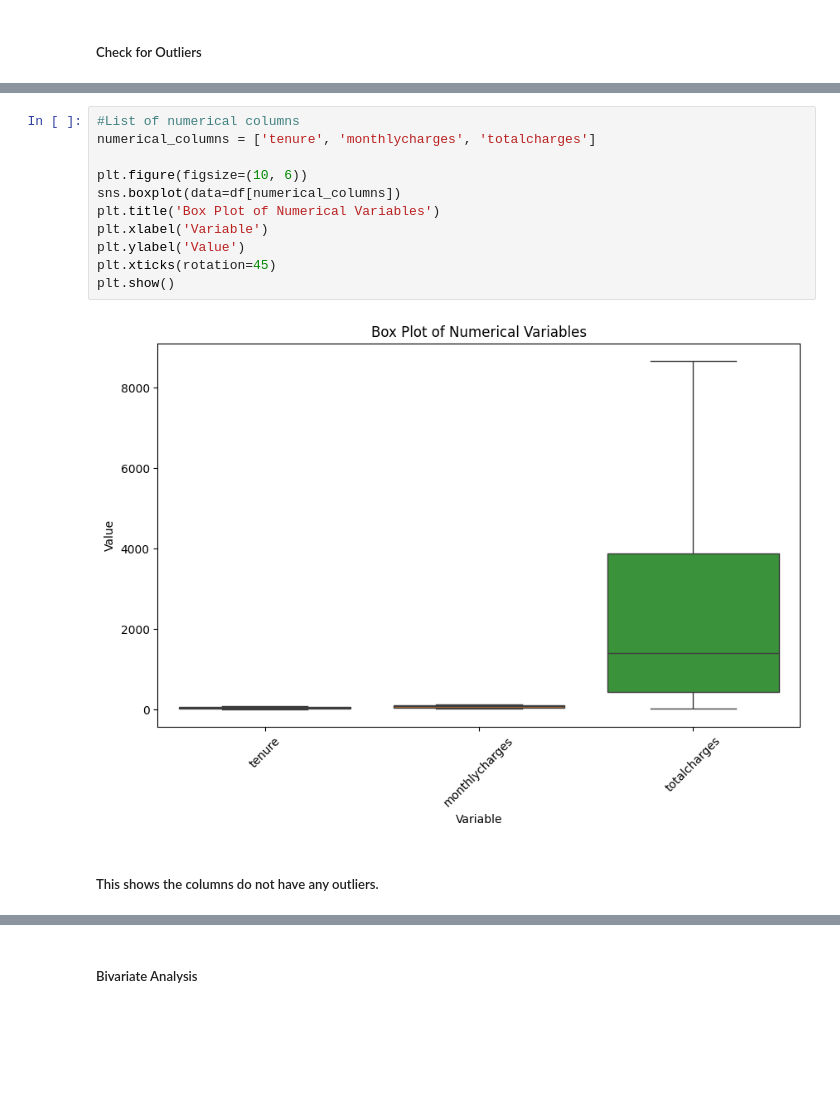
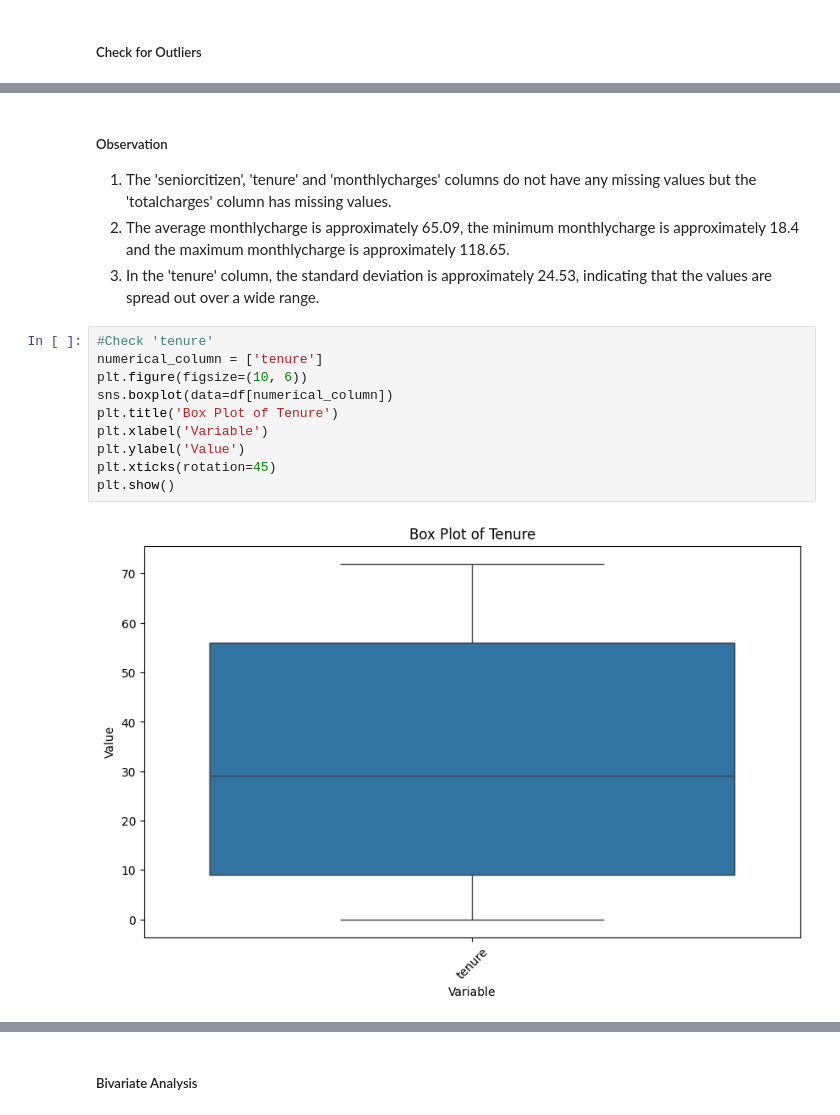
Before and after one commit to AndyMortey/A-Classification-Project-The-Customer-Churn-Analysis, a Jupyter notebook: notebook.ipynb, the cells around one changed output, grey strips where cells are left out. Cells and saved outputs as stored; diff of their text form; blank space fills up the shorter version.

```diff
--- a/notebook.ipynb
+++ b/notebook.ipynb
@@ -502,18 +502,20 @@ df.describe().T
 | tenure | 5043.0 | 32.576641 | 24.529807 | 0.000000 | 9.000000 | 29.000000 | 56.000000 | 72.000000 |
 | monthlycharges | 5043.0 | 65.090214 | 30.068133 | 18.400000 | 35.775000 | 70.550003 | 90.050003 | 118.650002 |
 | totalcharges | 5035.0 | 2302.062861 | 2269.483576 | 18.799999 | 417.675003 | 1401.150024 | 3862.000000 | 8670.100000 |
+# %% [markdown]
+##### Observation
+1. The 'seniorcitizen', 'tenure' and 'monthlycharges' columns do not have any missing values but the 'totalcharges' column has missing values.
+2. The average monthlycharge is approximately 65.09, the minimum monthlycharge is approximately 18.4 and the maximum monthlycharge is approximately 118.65.
+3. In the 'tenure' column, the standard deviation is approximately 24.53, indicating that the values are spread out over a wide range.
 # %%
-#List of numerical columns
-numerical_columns = ['tenure', 'monthlycharges', 'totalcharges']
-
+#Check 'tenure'
+numerical_column = ['tenure']
 plt.figure(figsize=(10, 6))
-sns.boxplot(data=df[numerical_columns])
-plt.title('Box Plot of Numerical Variables')
+sns.boxplot(data=df[numerical_column])
+plt.title('Box Plot of Tenure')
 plt.xlabel('Variable')
 plt.ylabel('Value')
 plt.xticks(rotation=45)
 plt.show()
 # %% [output]
-[figure, old version]
+[figure, new version]
-# %% [markdown]
-##### This shows the columns do not have any outliers.
```
Also changed, not shown: parts of 6 cells of this notebook.
